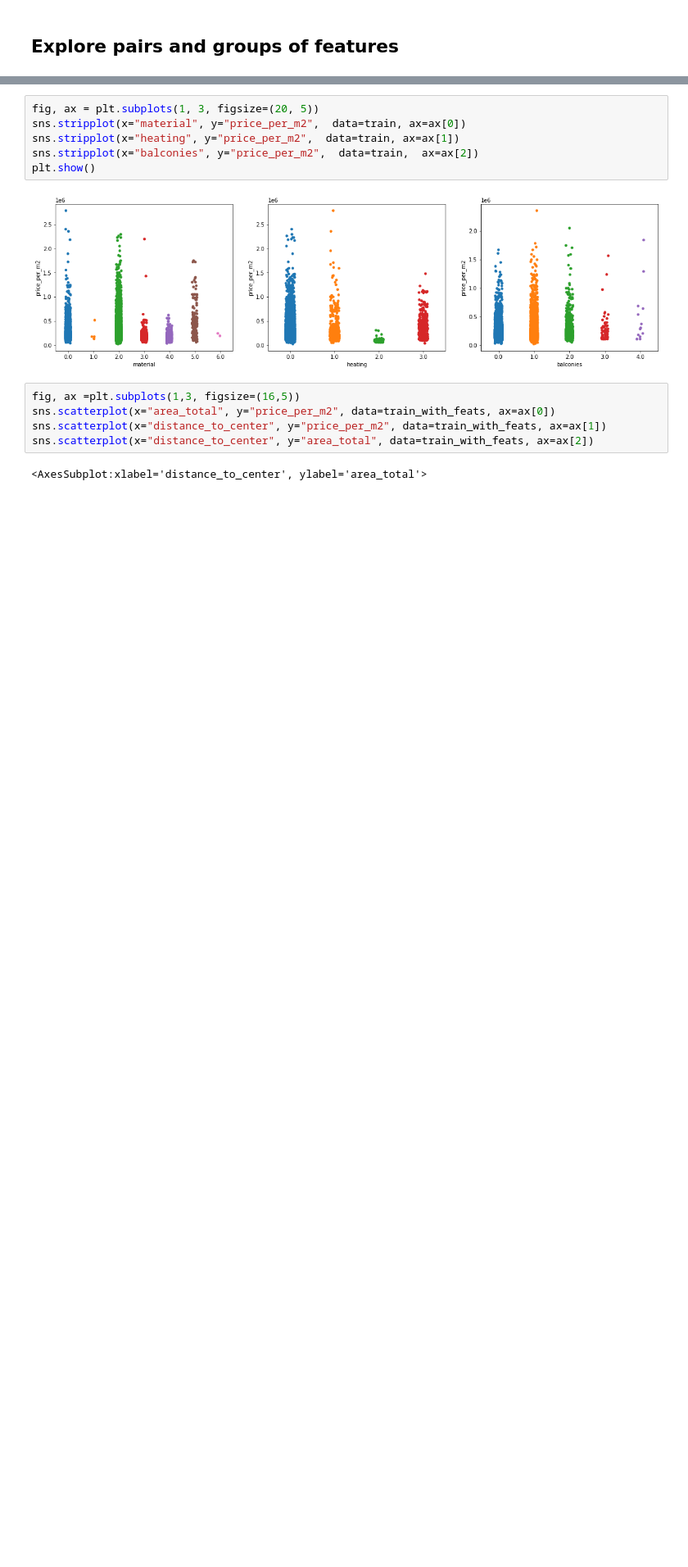
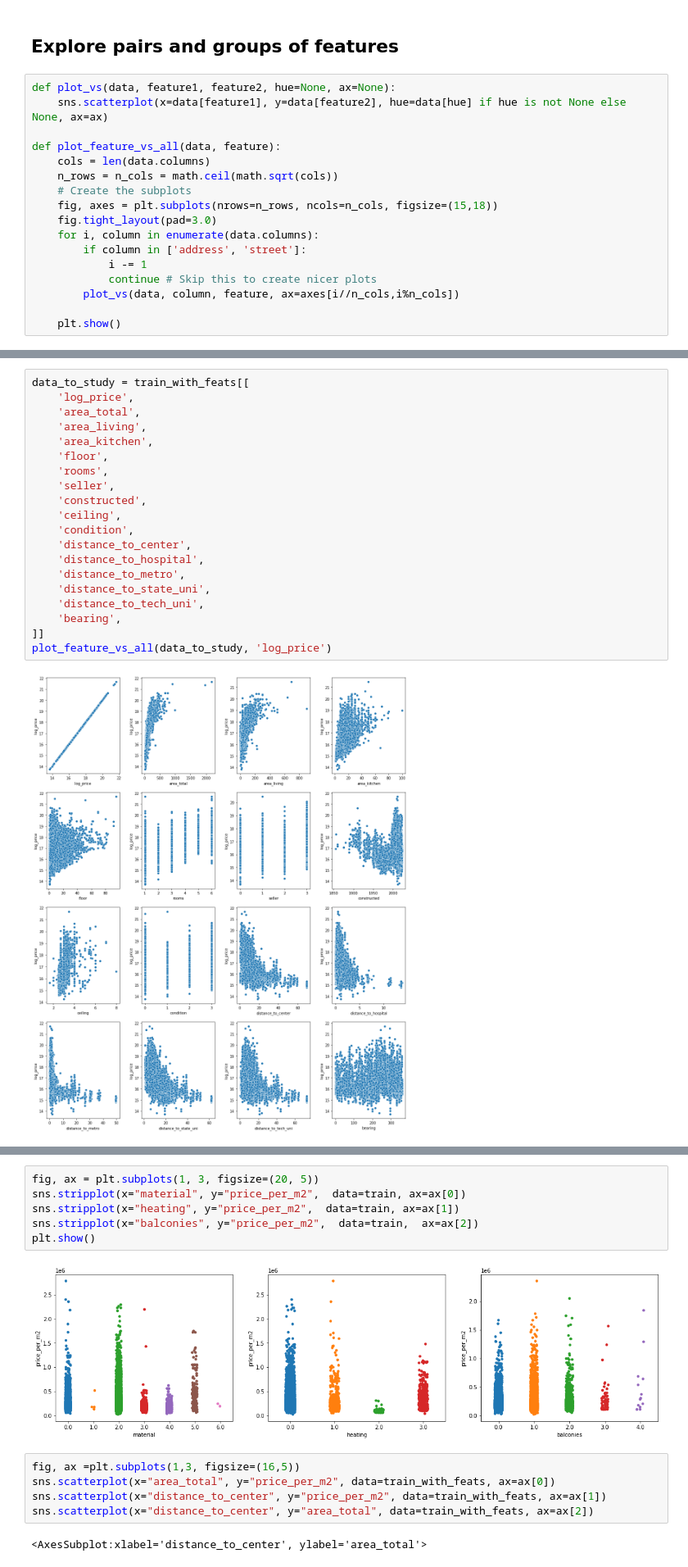
Before and after one commit to P1NHE4D/TDT4173-Prosjekt, a Jupyter notebook: long_notebook.ipynb, the cells around one changed output, grey strips where cells are left out. Shown at 82% size. Drawn from its saved outputs; the diff is of its cells as text; blank space fills up the shorter version.

```diff
--- a/long_notebook.ipynb
+++ b/long_notebook.ipynb
@@ -286,2 +338,19 @@ Eda insight: Area total and area_living are a bit skewed, but a log transformati
 # %% [markdown]
 ## Explore pairs and groups of features
+# %%
+def plot_vs(data, feature1, feature2, hue=None, ax=None):
+    sns.scatterplot(x=data[feature1], y=data[feature2], hue=data[hue] if hue is not None else None, ax=ax)
+
+def plot_feature_vs_all(data, feature):
+    cols = len(data.columns)
+    n_rows = n_cols = math.ceil(math.sqrt(cols))
+    # Create the subplots
+    fig, axes = plt.subplots(nrows=n_rows, ncols=n_cols, figsize=(15,18))
+    fig.tight_layout(pad=3.0)
+    for i, column in enumerate(data.columns):
+        if column in ['address', 'street']:
+            i -= 1
+            continue # Skip this to create nicer plots
+        plot_vs(data, column, feature, ax=axes[i//n_cols,i%n_cols])
+
+    plt.show()
@@ -287,0 +361,22 @@ Eda insight: Area total and area_living are a bit skewed, but a log transformati
+# %%
+data_to_study = train_with_feats[[
+    'log_price',
+    'area_total',
+    'area_living',
+    'area_kitchen',
+    'floor',
+    'rooms',
+    'seller',
+    'constructed',
+    'ceiling',
+    'condition',
+    'distance_to_center',
+    'distance_to_hospital',
+    'distance_to_metro',
+    'distance_to_state_uni',
+    'distance_to_tech_uni',
+    'bearing',
+]]
+plot_feature_vs_all(data_to_study, 'log_price')
+# %% [output]
+[figure, added]
```
Also changed, not shown: parts of 24 cells of this notebook, 1 other file.
